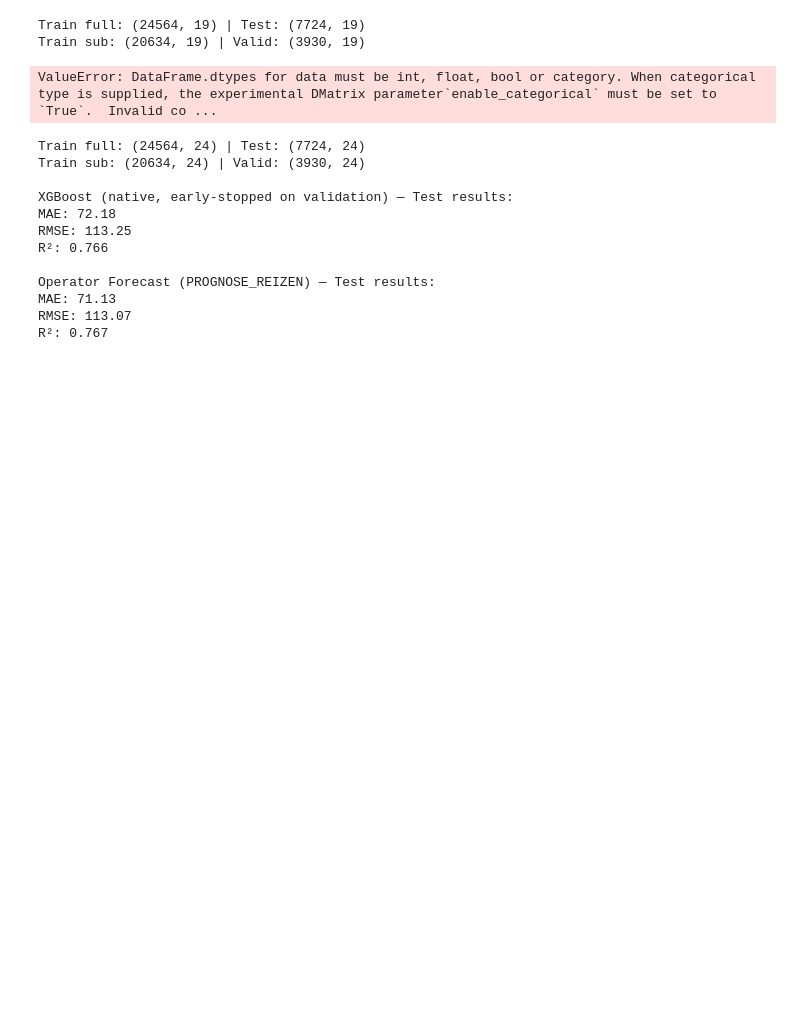
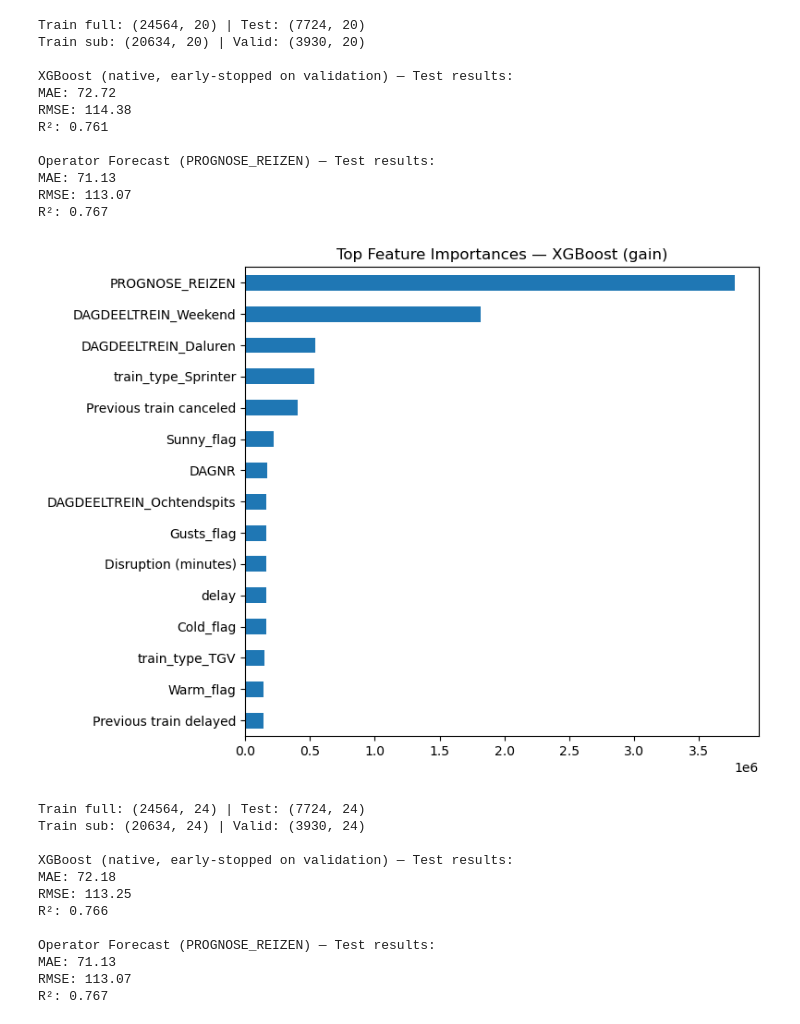
Before and after one commit to Merelkramer/Group2_NS, a Jupyter notebook: GradientBoostedTrees_Alejandro.ipynb, the cells around one changed output. Cells and saved outputs as stored; diff of their text form; code cells hidden in the pictures; blank space fills up the shorter version.

```diff
--- a/GradientBoostedTrees_Alejandro.ipynb
+++ b/GradientBoostedTrees_Alejandro.ipynb
@@ -28,7 +28,7 @@ features = [c for c in (base_features + weather_features + disrupt_features) if
 X = df[features].copy()
 
 # one-hot encode categoricals
-categorical_cols = [c for c in ["DAGDEELTREIN"] if c in X.columns]
+categorical_cols = [c for c in ["DAGDEELTREIN","train_type"] if c in X.columns]
 X = pd.get_dummies(X, columns=categorical_cols, drop_first=True)
 
 # --- 4) Chronological split ---
@@ -93,36 +93,46 @@ y_pred = bst.predict(dtest)
 
 mae  = mean_absolute_error(y_test, y_pred)
 rmse = np.sqrt(mean_squared_error(y_test, y_pred))
 r2   = r2_score(y_test, y_pred)
 
 print("\nXGBoost (native, early-stopped on validation) — Test results:")
 print("MAE:", round(mae, 2))
 print("RMSE:", round(rmse, 2))
 print("R²:", round(r2, 3))
 
 # --- Operator baseline ---
 if "PROGNOSE_REIZEN" in df.columns:
     op_pred  = df.loc[test_mask, "PROGNOSE_REIZEN"]
     op_mae   = mean_absolute_error(y_test, op_pred)
     op_rmse  = np.sqrt(mean_squared_error(y_test, op_pred))
     op_r2    = r2_score(y_test, op_pred)
 
     print("\nOperator Forecast (PROGNOSE_REIZEN) — Test results:")
     print("MAE:", round(op_mae, 2))
     print("RMSE:", round(op_rmse, 2))
     print("R²:", round(op_r2, 3))
 
 # --- 8) Feature importance (gain) ---
 score_dict = bst.get_score(importance_type="gain")
 fi = pd.Series({f: score_dict.get(f, 0.0) for f in feature_names}).sort_values(ascending=True).tail(15)
 fi.plot(kind="barh", figsize=(8,6))
 plt.title("Top Feature Importances — XGBoost (gain)")
 plt.tight_layout()
 plt.show()
 # %% [output]
-Train full: (24564, 19) | Test: (7724, 19)
-Train sub: (20634, 19) | Valid: (3930, 19)
+Train full: (24564, 20) | Test: (7724, 20)
+Train sub: (20634, 20) | Valid: (3930, 20)
+
+XGBoost (native, early-stopped on validation) — Test results:
+MAE: 72.72
+RMSE: 114.38
+R²: 0.761
+
+Operator Forecast (PROGNOSE_REIZEN) — Test results:
+MAE: 71.13
+RMSE: 113.07
+R²: 0.767
-ValueError: DataFrame.dtypes for data must be int, float, bool or category. When categorical type is supplied, the experimental DMatrix parameter`enable_categorical` must be set to `True`.  Invalid co ...
+[figure, added]
 # %%
 # --- 1) Setup ---
 import pandas as pd
```
